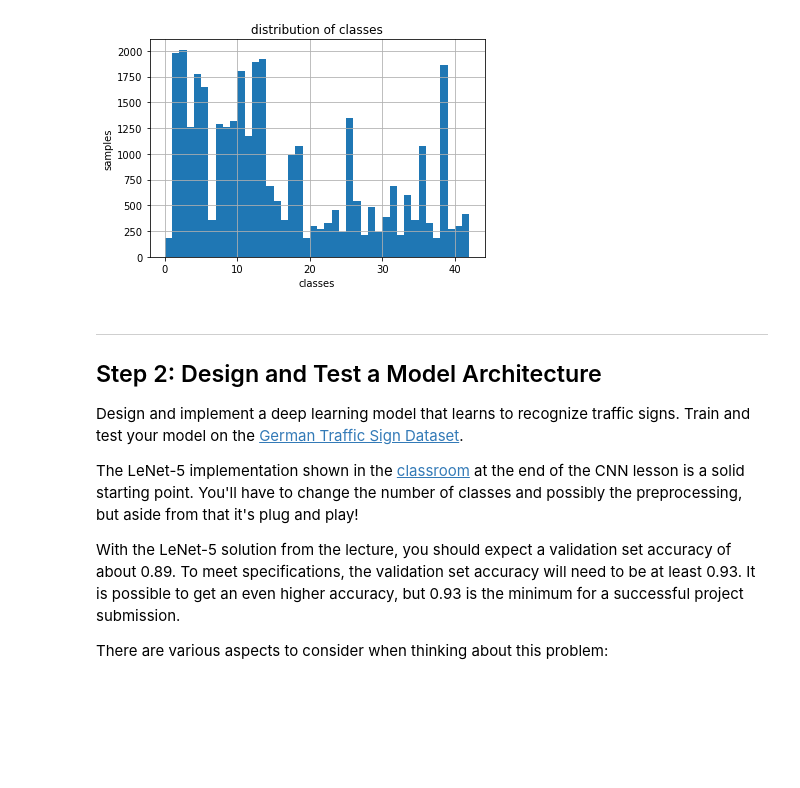
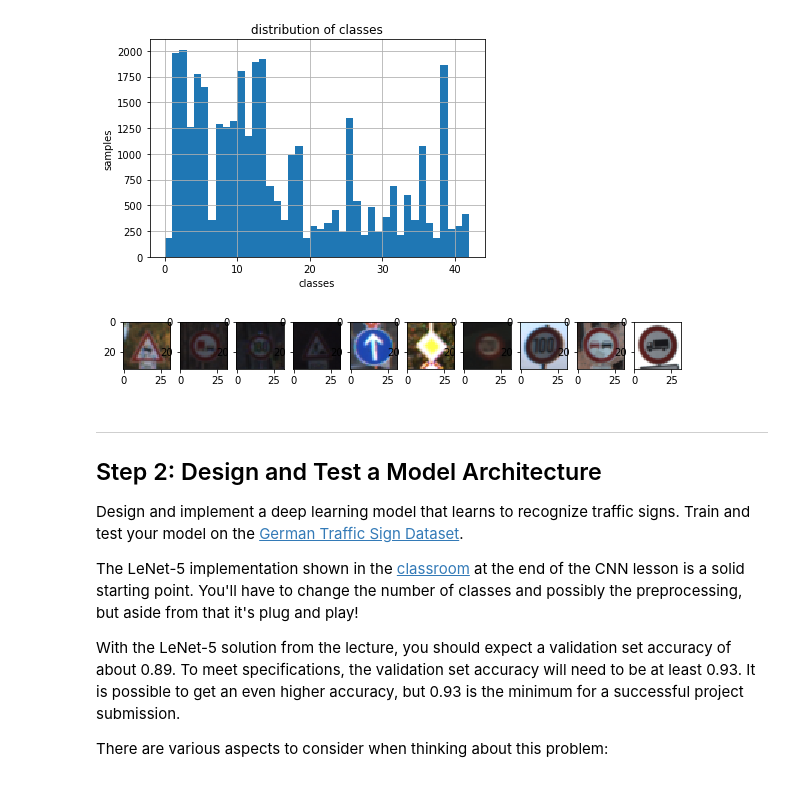
Before and after one commit to peiyong86/CarND-Traffic-Sign-Classifier-Project, a Jupyter notebook: Traffic_Sign_Classifier.ipynb, the cells around one changed output. Drawn from its saved outputs; the diff is of its cells as text; code cells hidden in the pictures; blank space fills up the shorter version.

```diff
--- a/Traffic_Sign_Classifier.ipynb
+++ b/Traffic_Sign_Classifier.ipynb
@@ -109,14 +109,16 @@ plt.grid(True)
 [figure]
 # %%
 %matplotlib inline
-n_image_show = 50
+n_image_show = 10
 index_image_show = random.sample(range(n_train), n_image_show)
 fig = plt.figure(1, figsize=(10,10))
 for i in range(n_image_show):
     index = index_image_show[i]
     im = X_train[index]
-    fig.add_subplot(5,10,i+1)
+    fig.add_subplot(1,10,i+1)
     plt.imshow(im.astype('uint8'))
+# %% [output]
+[figure, added]
 # %% [markdown]
 ----
 
```
Also changed, not shown: parts of 22 cells of this notebook, 8 other files.
